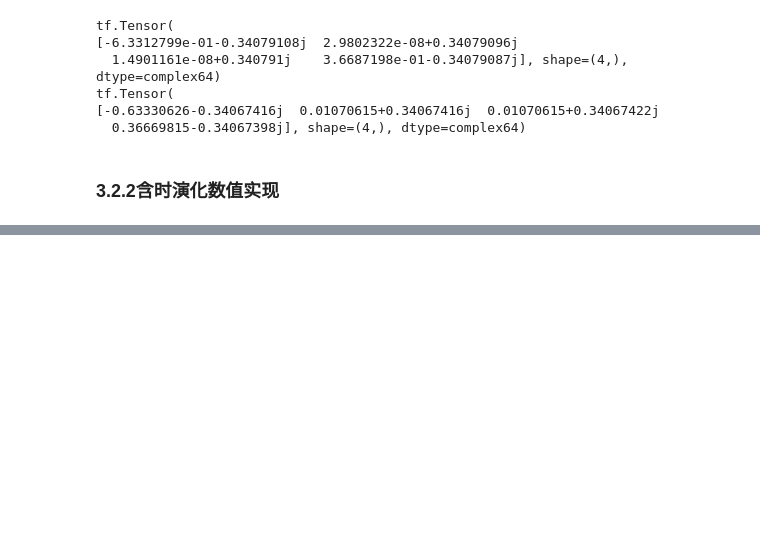
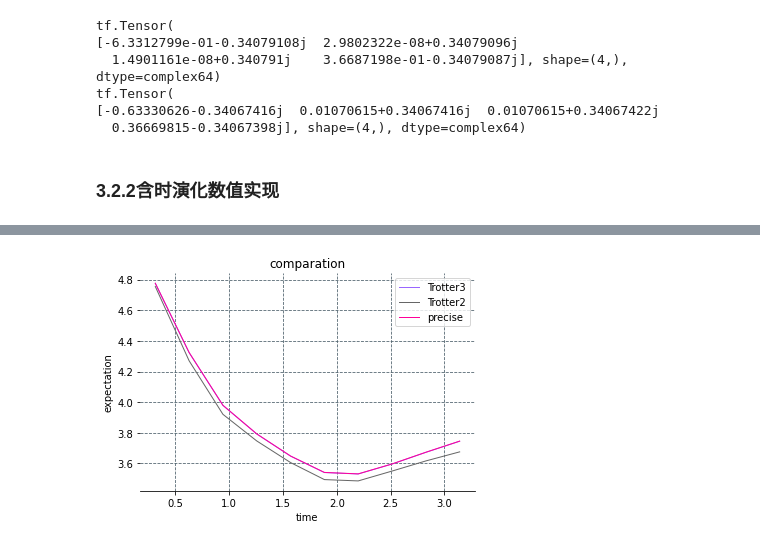
Before and after one commit to BenjaminT2048/quantum_simulations, a Jupyter notebook: coding diary.ipynb, the cells around one changed output, grey strips where cells are left out. Cells and saved outputs as stored; diff of their text form; code cells hidden in the pictures; blank space fills up the shorter version.

```diff
--- a/coding diary.ipynb
+++ b/coding diary.ipynb
@@ -1068,0 +1557,16 @@ tf.Tensor(
+# %%
+fig, ax = plt.subplots()
+ax.spines["left"].set_visible(False)
+ax.spines["top"].set_visible(False)
+ax.spines["right"].set_visible(False)
+ax.grid(ls = "--", lw = 0.8, color = "#4E616C")
+plt.plot([time[i] for i in range(interval)], [zt3[i] for i in range(interval)], color = "#9966FF", lw = 1,label="Trotter3")
+plt.plot([time[i] for i in range(interval)], [zt2[i] for i in range(interval)], color = "#666666", lw = 1,label="Trotter2")
+plt.plot([time[i] for i in range(interval)],[zp[i] for i in range(interval)],color="#FF0099",lw=1,label="precise")
+ax.set_xlabel("time")
+ax.set_ylabel("expectation")
+ax.set_title("comparation")
+plt.legend()
+plt.show()
+# %% [output]
+[figure, added]
```
Also changed, not shown: parts of 25 cells of this notebook.
